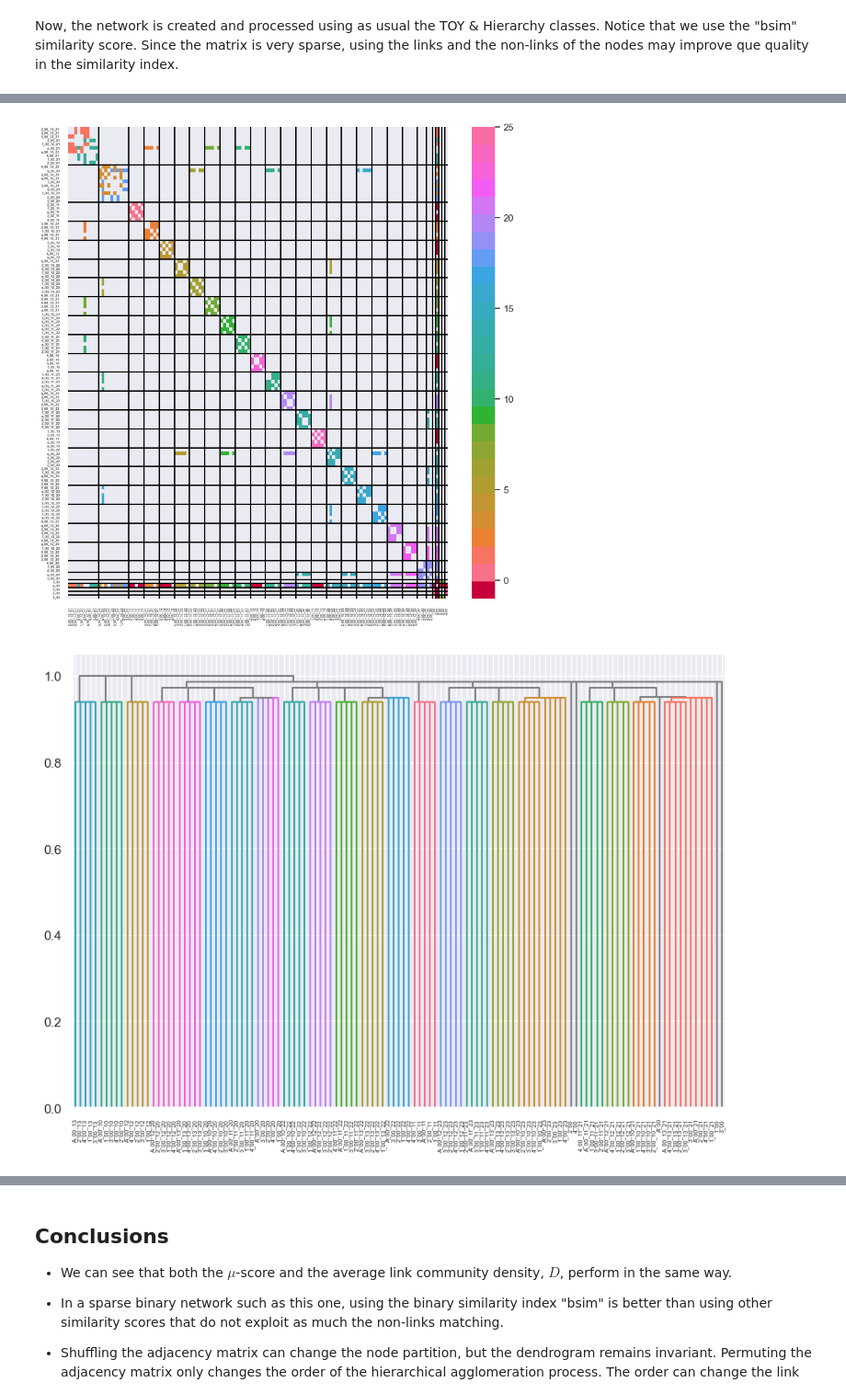
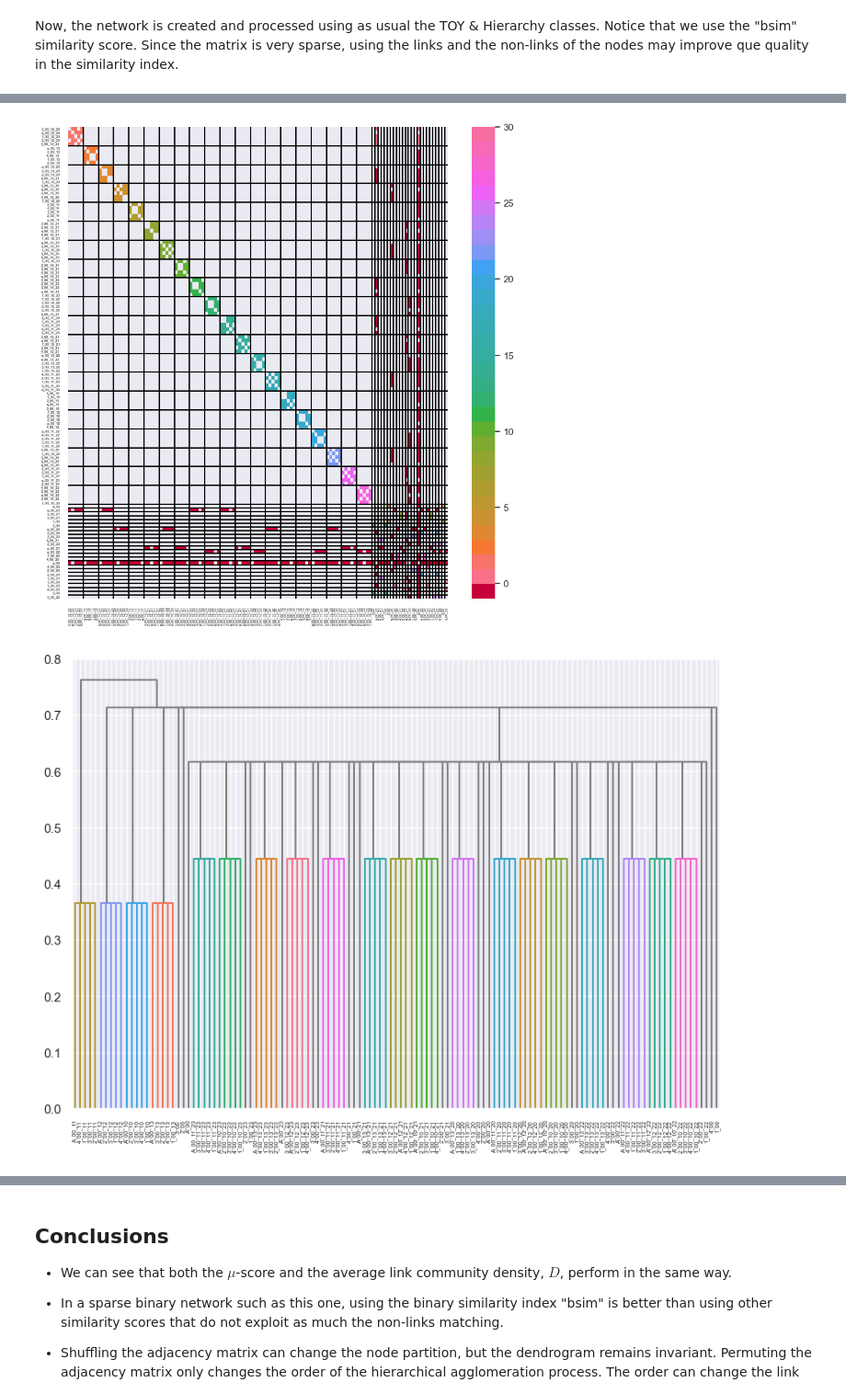
Before and after one commit to mrtnzrm2/LinkNodeCommunity, a Jupyter notebook: HSF_example.ipynb, the cells around one changed output, grey strips where cells are left out. Shown at 92% size. Cells and saved outputs as stored; diff of their text form; code cells hidden in the pictures.

```diff
--- a/HSF_example.ipynb
+++ b/HSF_example.ipynb
@@ -157,11 +157,11 @@ nlog10 = F
 lookup = F
 prob = F
 cut = F
-mode = "ALPHA"
+mode = "ZERO"
 topology = "MIX"
 mapping="trivial"
-index = "bsim"
-opt_score = ["_maxmu"]
+index = "D1_2_3"
+opt_score = ["_maxmu", "_D"]
 
 properties = {
   "structure" : "HSF",
@@ -198,6 +198,8 @@ H.BH_features_parallel()
 H.link_entropy_cpp("short", cut=cut)
 ## Compute la arbre de merde ----
 H.la_abre_a_merde_cpp(H.BH[0])
+## Compute node entropy ----
+H.node_entropy_cpp("short", cut=cut)
 ## Set labels to network ----
 L = colregion(NET, labels=NET.labels)
 L.get_regions()
@@ -206,9 +208,8 @@ H.set_colregion(L)
 HS = Hierarchical_Entropy(H.Z, H.nodes, list(range(H.nodes)))
 HS.Z2dict("short")
 node_entropy = HS.S(HS.tree)
-node_entropy_H = HS.S_height(HS.tree)
 H.entropy = [
-  node_entropy, node_entropy_H,
+  H.node_entropy, H.node_entropy_H,
   H.link_entropy, H.link_entropy_H
 ]
 # %% [output]
@@ -260,10 +258,10 @@ Plot D iterations
 # %%
 for score in opt_score:
-  K, R = get_best_kr(score, H)
+  K, R = get_best_kr_equivalence(score, H)
   r = R[K == np.min(K)][0]
   k = K[K == np.min(K)][0]
   rlabels = get_labels_from_Z(H.Z, r)
-  _, nocs_membership = H.get_ocn_discovery(k, rlabels)
+  _, nocs_membership = H.get_ocn_discovery_2(k, rlabels)
   print(nocs_membership)
   plot_h.lcmap_dendro(
     [k], cmap_name="husl", font_size=4,
@@ -300,2 +297,2 @@ Visualize node-community dendrogram!!!
-[figure, old version]
+[figure, new version]
-[figure, old version]
+[figure, new version]
```
Also changed, not shown: parts of 4 cells of this notebook, 59 other files.
